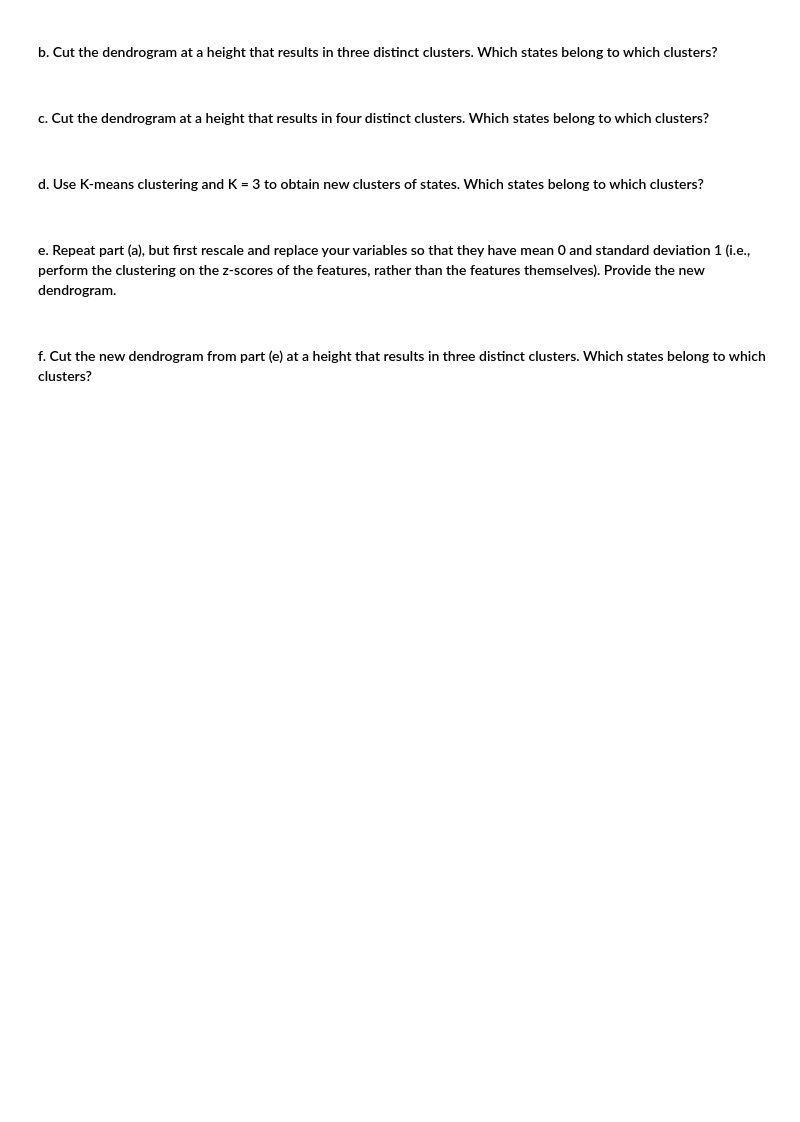
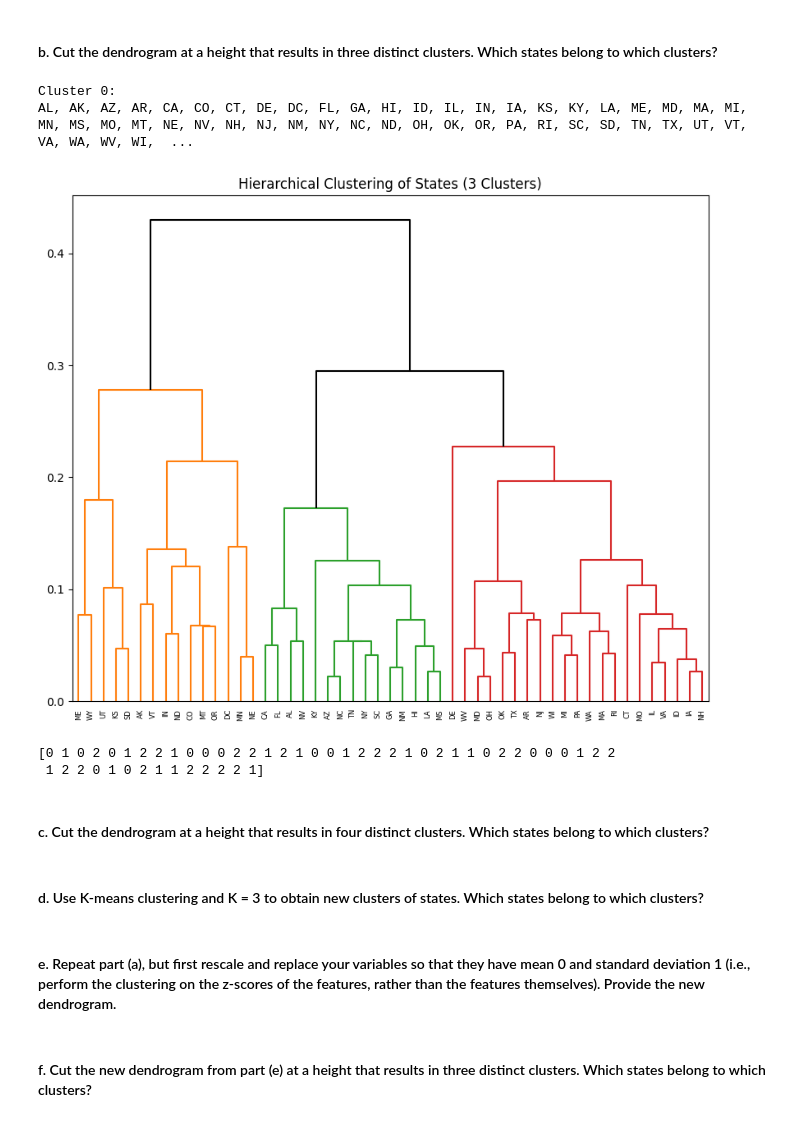
Before and after one commit to mmdanielewicz/code_2600, a Jupyter notebook: homework3.ipynb, the cells around one changed output. Drawn from its saved outputs; the diff is of its cells as text; code cells hidden in the pictures; blank space fills up the shorter version.

```diff
--- a/homework3.ipynb
+++ b/homework3.ipynb
@@ -492,5 +541,49 @@ ax.set_ylabel('X2')
 # %% [markdown]
 #### b. Cut the dendrogram at a height that results in three distinct clusters. Which states belong to which clusters?
+# %%
+from scipy.cluster.hierarchy import cut_tree
+import matplotlib.pyplot as plt
+from scipy.cluster.hierarchy import dendrogram, linkage, cut_tree
+cev_numeric = cev.select_dtypes(include='number')
+
+clusters = cut_tree(linkage_comp, height=3)
+clusters = clusters.flatten()
+
+cev['Cluster'] = clusters
+
+clustered_states = cev.groupby('Cluster')['State'].apply(list).reset_index()
+
+for cluster_num, states in cev.groupby('Cluster')['State']:
+    print(f"Cluster {cluster_num}:")
+    print(", ".join(states))  # join the list into a comma-separated string
+    print("\n")
+
+
+# Compute linkage matrix using complete linkage
+Z = linkage(cev_numeric, method='complete')
+
+# Cut the dendrogram to form 3 clusters
+clusters = cut_tree(linkage_comp, n_clusters=3).flatten()
+cev['Cluster'] = clusters
+
+# Plot dendrogram with branches colored by cluster
+fig, ax = plt.subplots(1, 1, figsize=(10, 8))
+dendrogram(linkage_comp,
+           ax=ax,
+           labels=cev['State'].values,
+           leaf_rotation=90,
+           color_threshold=linkage_comp[-2, 2],  # height where we cut for 3 clusters
+           above_threshold_color='black')
+plt.title("Hierarchical Clustering of States (3 Clusters)")
+plt.show()
+
+print(clusters)
+# %% [output]
+Cluster 0:
+AL, AK, AZ, AR, CA, CO, CT, DE, DC, FL, GA, HI, ID, IL, IN, IA, KS, KY, LA, ME, MD, MA, MI, MN, MS, MO, MT, NE, NV, NH, NJ, NM, NY, NC, ND, OH, OK, OR, PA, RI, SC, SD, TN, TX, UT, VT, VA, WA, WV, WI,  ...
+[figure, added]
+[0 1 0 2 0 1 2 2 1 0 0 0 2 2 1 2 1 0 0 1 2 2 2 1 0 2 1 1 0 2 2 0 0 0 1 2 2
+ 1 2 2 0 1 0 2 1 1 2 2 2 2 1]
 # %% [markdown]
 #### c. Cut the dendrogram at a height that results in four distinct clusters. Which states belong to which clusters?
 # %% [markdown]
```
Also changed, not shown: parts of 3 cells of this notebook, 2 other files.
